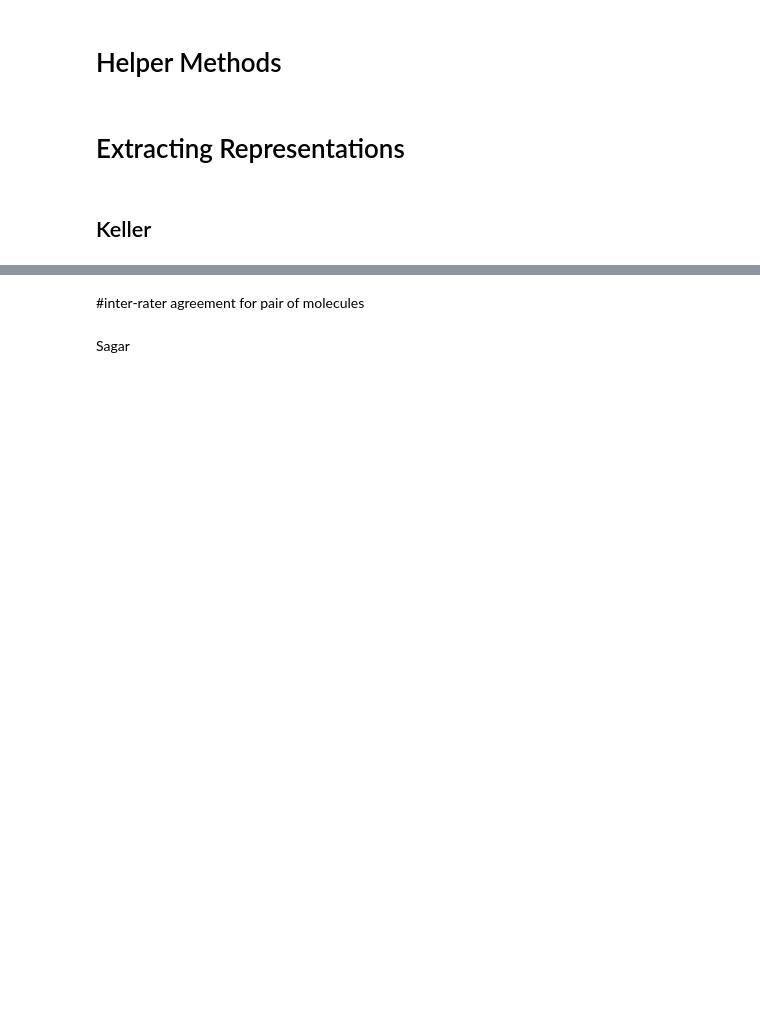
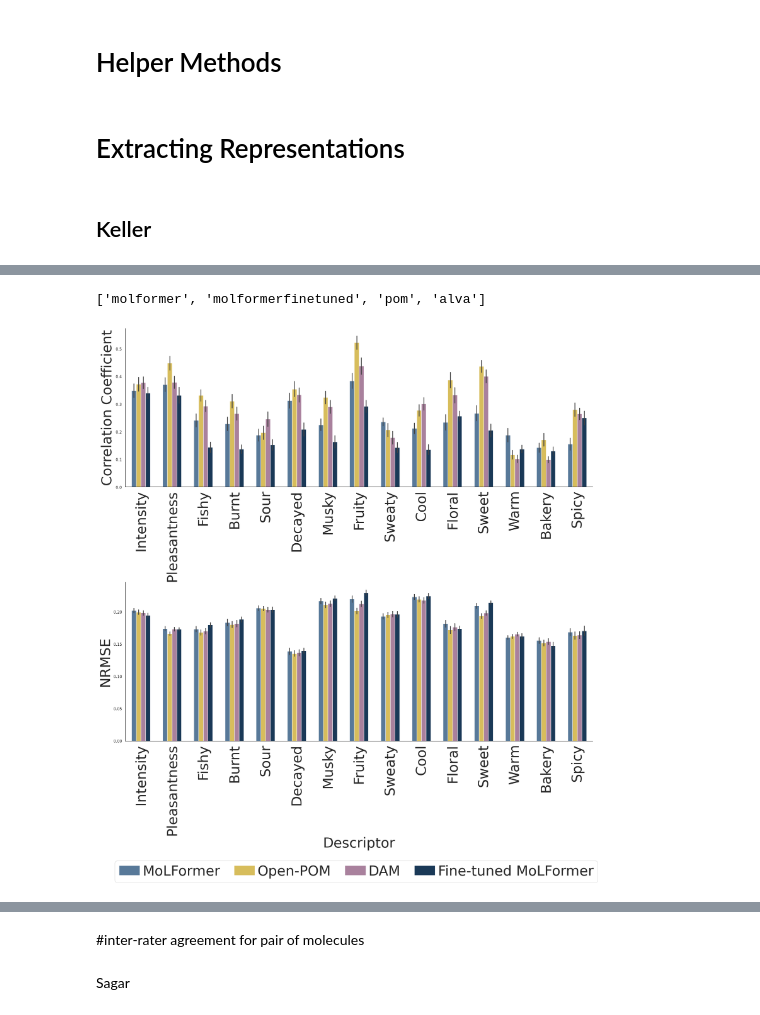
Before and after one commit to Farzaneh-Taleb/MoLFormer_N2024, a Jupyter notebook: Notebooks/regression_visualization.ipynb, the cells around one changed output, grey strips where cells are left out. Drawn from its saved outputs; the diff is of its cells as text; code cells hidden in the pictures; blank space fills up the shorter version.

```diff
--- a/Notebooks/regression_visualization.ipynb
+++ b/Notebooks/regression_visualization.ipynb
@@ -233,3 +398,24 @@ visualoze_violinplot(df_results_keller_all_antonio_faviorte,ds='keller')
+# %%
+# corrs_molfomer,mses_molformer,df_keller_cor_pom,df_keller_mse_pom,df_keller_cor_alva,df_keller_mse_alva =compute_correlation_keller(times , n_components,per_descritor=False)
+df_sagar_cor_pom=pd.read_csv(base_path+results_path+"df_sagar_cor_pom.csv")
+df_sagar_mse_pom=pd.read_csv(base_path+results_path+"df_sagar_mse_pom.csv")
+df_sagar_cor_alva=pd.read_csv(base_path+results_path+"df_sagar_cor_alva.csv")
+df_sagar_mse_alva=pd.read_csv(base_path+results_path+"df_sagar_mse_alva.csv")
+df_sagar_corrs_molfomer=pd.read_csv(base_path+results_path+"df_sagar_corrs_molfomer.csv")
+df_sagar_mses_molfomer=pd.read_csv(base_path+results_path+"df_sagar_mses_molfomer.csv")
+df_sagar_corrs_molfomerfinetuned=pd.read_csv(base_path+results_path+"df_sagar_corrs_molfomerfinetuned.csv")
+df_sagar_mses_molfomerfinetuned=pd.read_csv(base_path+results_path+"df_sagar_mses_molfomerfinetuned.csv")
+# %%
+min_max_sagar = pd.read_csv(base_path+results_path+"sagar_min_max.csv")
+df_sagar_mse_pom=normalize_rmse(df_sagar_mse_pom,min_max_sagar,j=-1)
+df_sagar_mse_alva=normalize_rmse(df_sagar_mse_alva,min_max_sagar,j=-1)
+df_sagar_mses_molfomer=normalize_rmse(df_sagar_mses_molfomer,min_max_sagar,j=-2)
+df_sagar_mses_molfomerfinetuned=normalize_rmse(df_sagar_mses_molfomerfinetuned,min_max_sagar,j=-2)
+# %%
+trend_learning_molformer_sagar = post_process_dataframe(df_sagar_corrs_molfomer,df_sagar_mses_molfomer,df_sagar_corrs_molfomerfinetuned,df_sagar_mses_molfomerfinetuned,df_sagar_cor_pom,df_sagar_cor_alva,df_sagar_mse_pom,df_sagar_mse_alva,sagar_tasks,"figs/sagar_regression")
+# %% [output]
+['molformer', 'molformerfinetuned', 'pom', 'alva']
+[figure, added]
 # %%
 df_concatenated_sagar = proccess_df_for_ICC("sagar_predictions.csv", ds='sagar',layer=13)
 df_sagar_temp = df_sagar_temp.rename(columns={'subject': 'model', 'cid': 'CID'})
```
Also changed, not shown: parts of 28 cells of this notebook, 1 other file.
